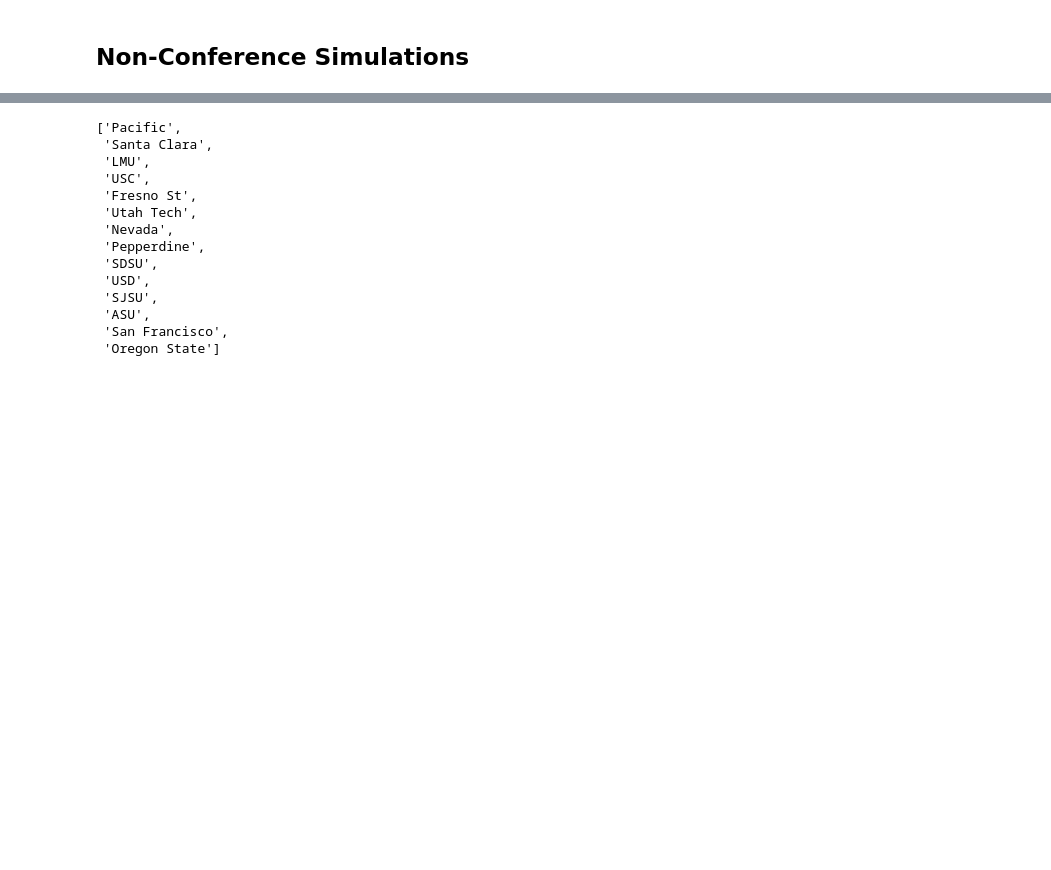
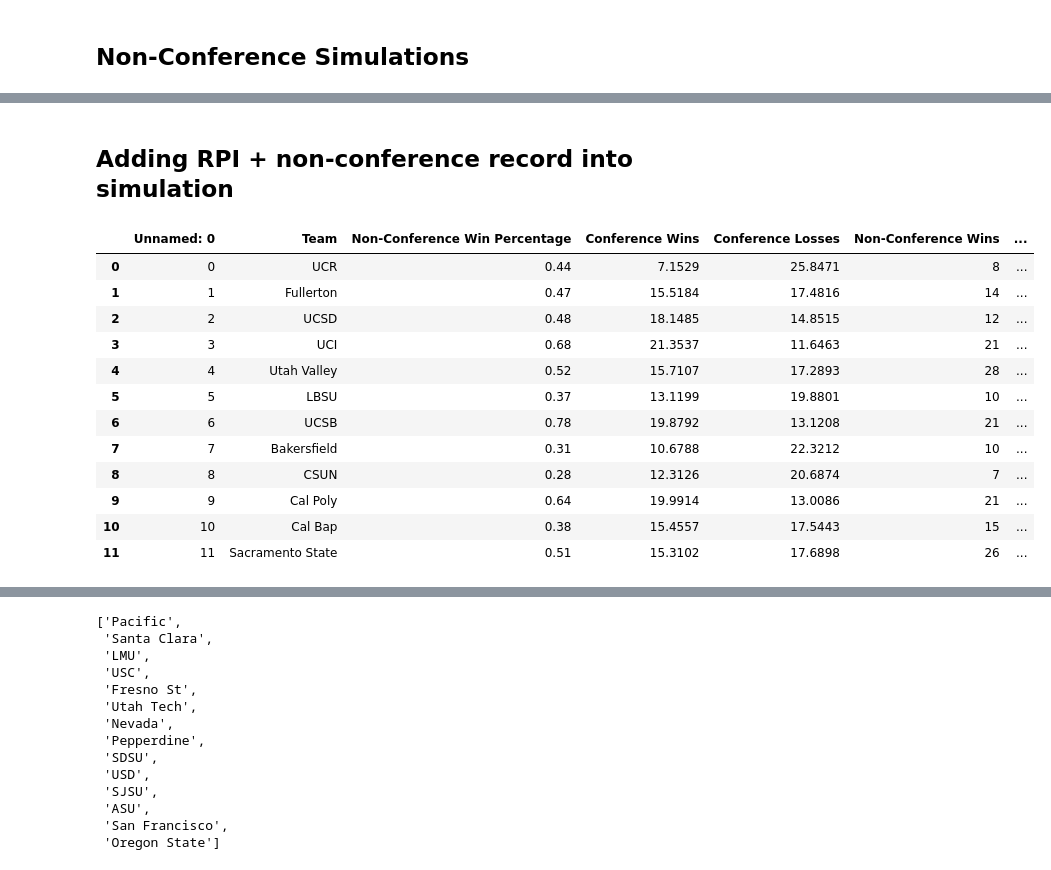
Before and after one commit to jackkalsched/UCSD_Baseball_25, a Jupyter notebook: Other/schedule_optimization.ipynb, the cells around one changed output, grey strips where cells are left out. Saved outputs shown, nothing was run; the diff lists cells and outputs as text; code cells hidden in the pictures; blank space fills up the shorter version.

Commit message:
final schedule simulation v5

```diff
--- a/Other/schedule_optimization.ipynb
+++ b/Other/schedule_optimization.ipynb
@@ -446,0 +554,48 @@ projection_ucsd
+# %% [markdown]
+## Adding RPI + non-conference record into simulation
+# %%
+final_records = pd.read_csv('files/big west projected win percentages.csv')
+final_records['Team'] = final_records['Team'].replace({'UC San Diego\n Tritons': 'UCSD',
+                                           'CS Northridge\n Matadors': 'CSUN',
+                                           'Pacific\nTigers' : 'Pacific',
+                                           'Santa Clara\nBroncos': 'Santa Clara',
+                                           'San Diego St\nAztecs': 'SDSU',
+                                           'UC Santa Barbara\n Gauchos': 'UCSB',
+                                           'Oregon St\nBeavers': 'OSU',
+                                           'UC Irvine\n Anteaters': 'UCI',
+                                           'Fresno St\nBulldogs': 'Fresno St',
+                                           'San Diego\nToreros': 'USD',
+                                           'Arizona St\nSun Devils': 'ASU',
+                                           'San Francisco\nDons': 'San Francisco',
+                                           'San Jose St\nSpartans': 'SJSU',
+                                           'Loy Marymount\nLions': 'LMU',
+                                           'USC\nTrojans': 'USC',
+                                           'Utah Tech\nRebels': 'Utah Tech',
+                                           'Nevada\nWolf Pack': 'Nevada',
+                                           'Pepperdine\nWaves': 'Pepperdine',
+                                           'UC Riverside\n Highlanders': 'UCR',
+                                           'Cal Baptist\n Lancers': 'Cal Bap',
+                                           'Cal Poly\n Mustangs': 'Cal Poly',
+                                           'Long Beach St\n 49ers': 'LBSU',
+                                           'CS Sacramento\n Hornets': 'Sacramento State',
+                                           'UCLA\nBruins': 'UCLA',
+                                           'CS Bakersfield\n Roadrunners': 'Bakersfield',
+                                           'CS Fullerton\n Titans': 'Fullerton',
+                                           'Utah Valley\n Wolverines': 'Utah Valley'
+                                           }, regex=False)
+
+final_records
+# %% [output]
+|  | Unnamed: 0 | Team | Non-Conference Win Percentage | Conference Wins | Conference Losses | Non-Conference Wins | ... |
+| 0 | 0 | UCR | 0.44 | 7.1529 | 25.8471 | 8 | ... |
+| 1 | 1 | Fullerton | 0.47 | 15.5184 | 17.4816 | 14 | ... |
+| 2 | 2 | UCSD | 0.48 | 18.1485 | 14.8515 | 12 | ... |
+| 3 | 3 | UCI | 0.68 | 21.3537 | 11.6463 | 21 | ... |
+| 4 | 4 | Utah Valley | 0.52 | 15.7107 | 17.2893 | 28 | ... |
+| 5 | 5 | LBSU | 0.37 | 13.1199 | 19.8801 | 10 | ... |
+| 6 | 6 | UCSB | 0.78 | 19.8792 | 13.1208 | 21 | ... |
+| 7 | 7 | Bakersfield | 0.31 | 10.6788 | 22.3212 | 10 | ... |
+| 8 | 8 | CSUN | 0.28 | 12.3126 | 20.6874 | 7 | ... |
+| 9 | 9 | Cal Poly | 0.64 | 19.9914 | 13.0086 | 21 | ... |
+| 10 | 10 | Cal Bap | 0.38 | 15.4557 | 17.5443 | 15 | ... |
+| 11 | 11 | Sacramento State | 0.51 | 15.3102 | 17.6898 | 26 | ... |
```
Also changed, not shown: parts of 20 cells of this notebook, 48 other files.
